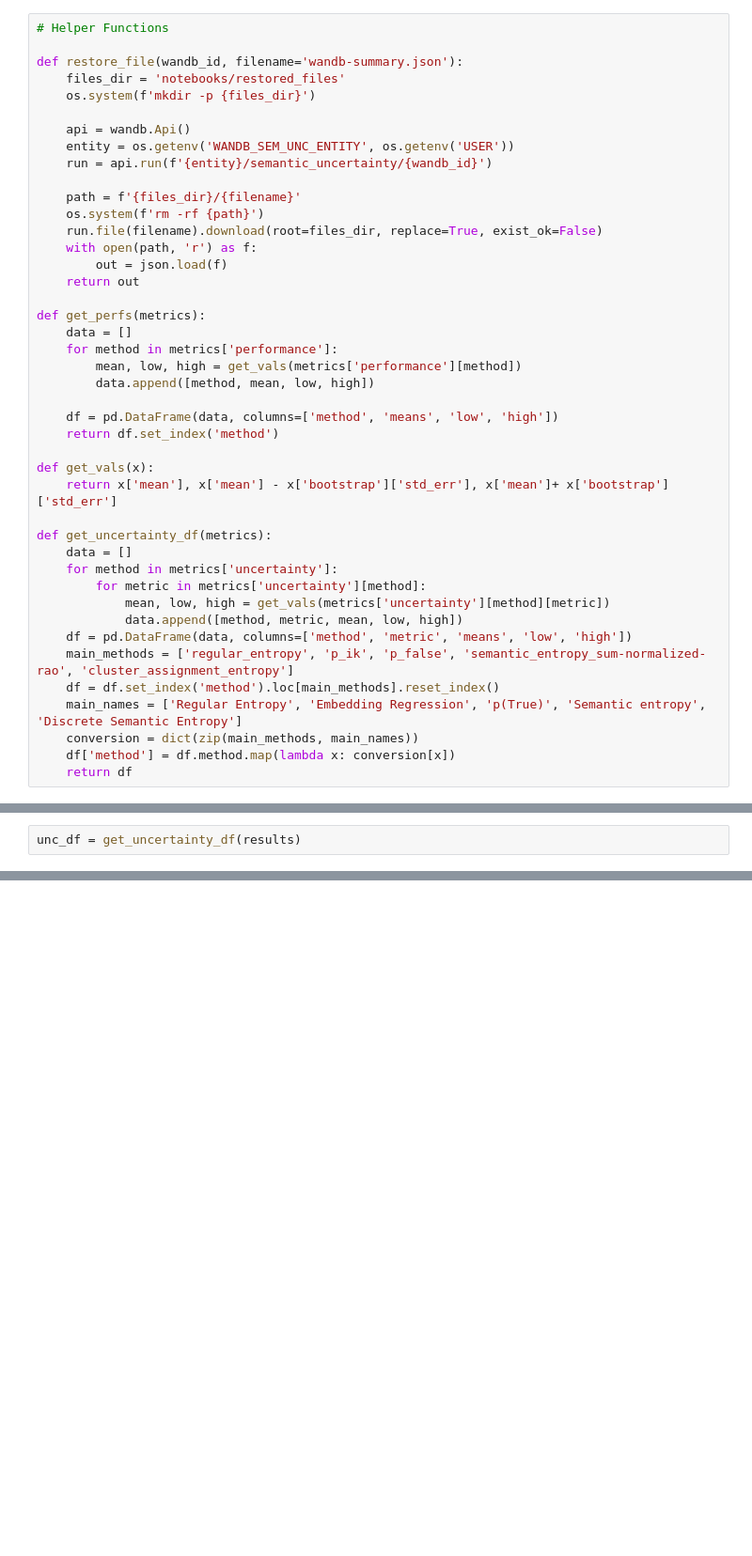
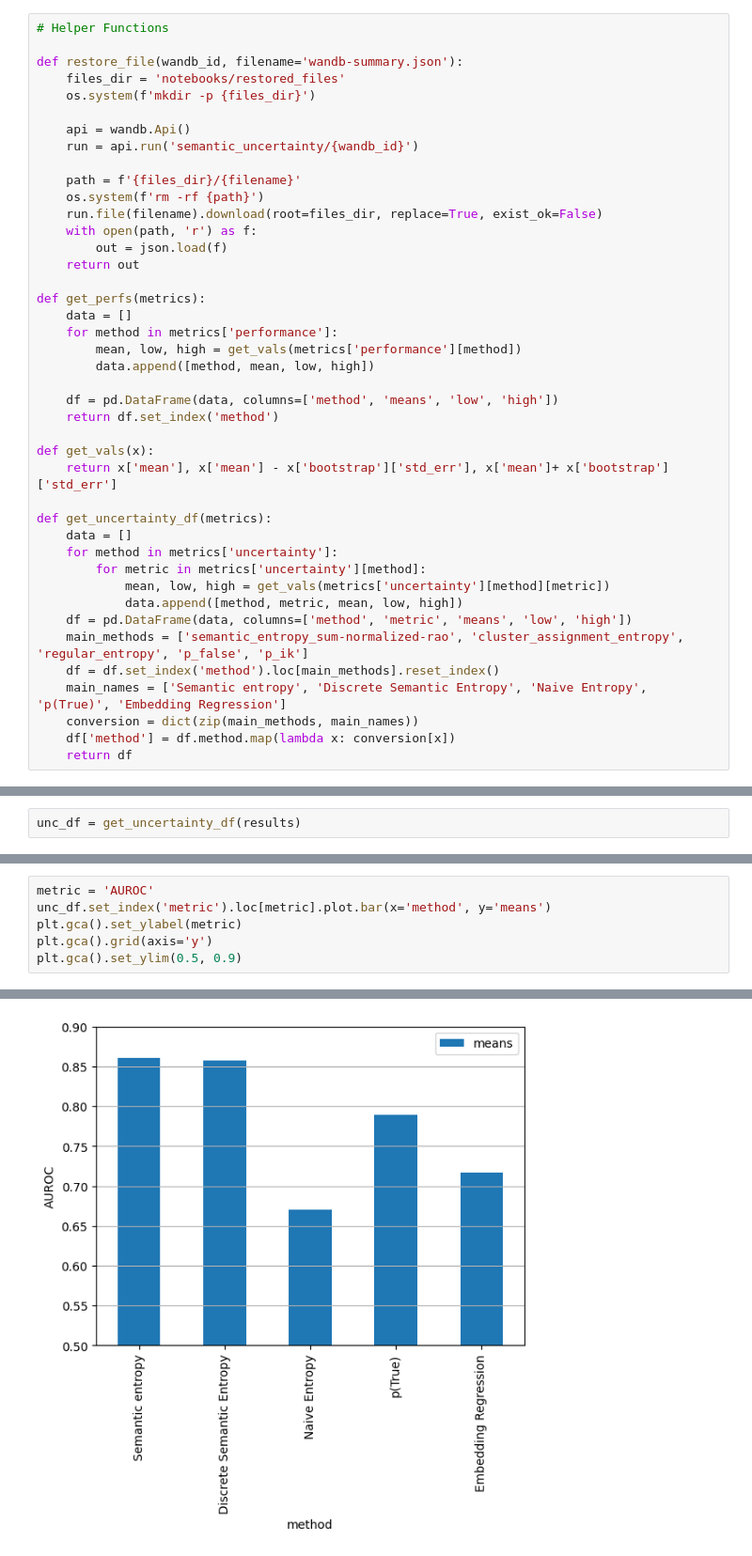
Before and after one commit to JThh/long_hallucinations, a Jupyter notebook: notebooks/example_evaluation.ipynb, the cells around one changed output, grey strips where cells are left out. Shown: that part at 94% size. Drawn from its saved outputs; the diff is of its cells as text; blank space fills up the shorter version.

```diff
--- a/notebooks/example_evaluation.ipynb
+++ b/notebooks/example_evaluation.ipynb
@@ -20,8 +21,7 @@ def restore_file(wandb_id, filename='wandb-summary.json'):
     os.system(f'mkdir -p {files_dir}')
 
     api = wandb.Api()
-    entity = os.getenv('WANDB_SEM_UNC_ENTITY', os.getenv('USER'))
-    run = api.run(f'{entity}/semantic_uncertainty/{wandb_id}')
+    run = api.run('semantic_uncertainty/{wandb_id}')
 
     path = f'{files_dir}/{filename}'
     os.system(f'rm -rf {path}')
@@ -49,9 +49,9 @@ def get_uncertainty_df(metrics):
             mean, low, high = get_vals(metrics['uncertainty'][method][metric])
             data.append([method, metric, mean, low, high])
     df = pd.DataFrame(data, columns=['method', 'metric', 'means', 'low', 'high'])
-    main_methods = ['regular_entropy', 'p_ik', 'p_false', 'semantic_entropy_sum-normalized-rao', 'cluster_assignment_entropy']
+    main_methods = ['semantic_entropy_sum-normalized-rao', 'cluster_assignment_entropy', 'regular_entropy', 'p_false', 'p_ik']
     df = df.set_index('method').loc[main_methods].reset_index()
-    main_names = ['Regular Entropy', 'Embedding Regression', 'p(True)', 'Semantic entropy', 'Discrete Semantic Entropy']
+    main_names = ['Semantic entropy', 'Discrete Semantic Entropy', 'Naive Entropy', 'p(True)', 'Embedding Regression']
     conversion = dict(zip(main_methods, main_names))
     df['method'] = df.method.map(lambda x: conversion[x])
     return df
@@ -74,0 +68,7 @@ Text(0, 0.5, 'AUROC')
+# %%
+metric = 'AUROC'
+unc_df.set_index('metric').loc[metric].plot.bar(x='method', y='means')
+plt.gca().set_ylabel(metric)
+plt.gca().grid(axis='y')
+plt.gca().set_ylim(0.5, 0.9)
+# %% [output]
@@ -74,0 +76 @@ Text(0, 0.5, 'AUROC')
+[figure, added]
```
Also changed, not shown: parts of 6 cells of this notebook, 4 other files.
